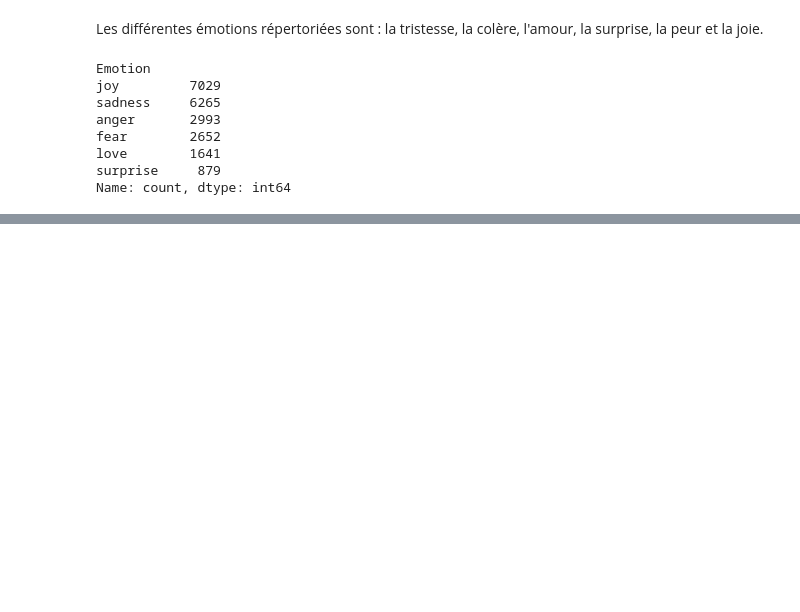
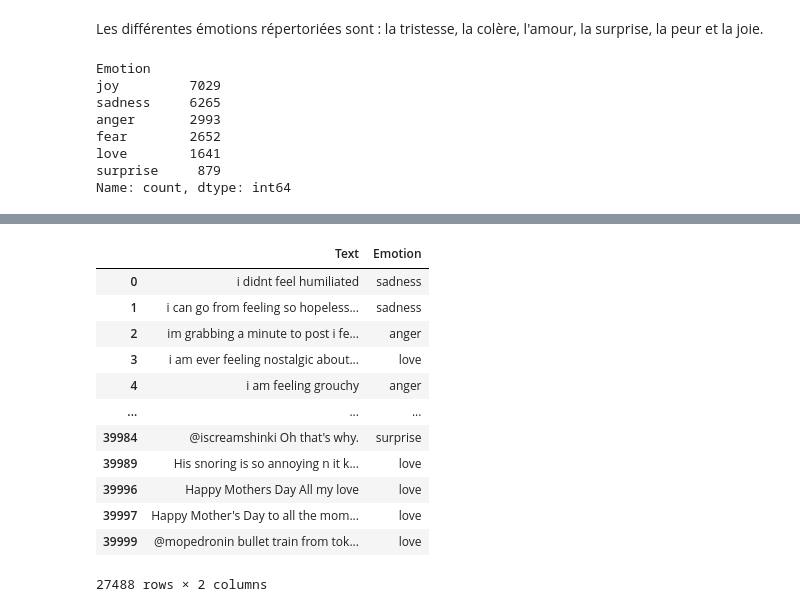
Before and after one commit to Antho-SJ/ml-in-the-clouds, a Jupyter notebook: datanalysis.ipynb, the cells around one changed output, grey strips where cells are left out. Saved outputs shown, nothing was run; the diff lists cells and outputs as text; code cells hidden in the pictures; blank space fills up the shorter version.

```diff
--- a/datanalysis.ipynb
+++ b/datanalysis.ipynb
@@ -49,0 +132,18 @@ Name: count, dtype: int64
+# %%
+df_love_surprise = df_test.loc[(df_test['Emotion'] == 'love') | (df_test['Emotion'] == 'surprise'), ['Emotion', 'Text']]
+df_fusion = pd.concat([df, df_love_surprise])
+df_fusion
+# %% [output]
+|  | Text | Emotion |
+| 0 | i didnt feel humiliated | sadness |
+| 1 | i can go from feeling so hopeless... | sadness |
+| 2 | im grabbing a minute to post i fe... | anger |
+| 3 | i am ever feeling nostalgic about... | love |
+| 4 | i am feeling grouchy | anger |
+| ... | ... | ... |
+| 39984 | @iscreamshinki Oh that's why. | surprise |
+| 39989 | His snoring is so annoying n it k... | love |
+| 39996 | Happy Mothers Day All my love | love |
+| 39997 | Happy Mother's Day to all the mom... | love |
+| 39999 | @mopedronin bullet train from tok... | love |
+27488 rows × 2 columns
```
Also changed, not shown: parts of 10 cells of this notebook.
